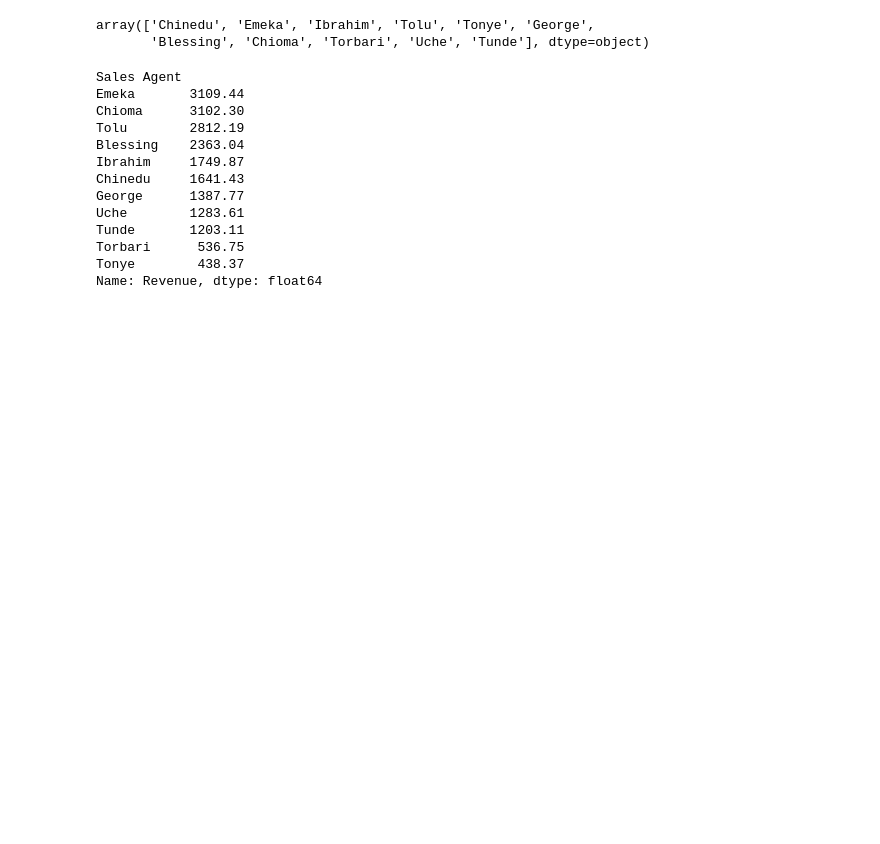
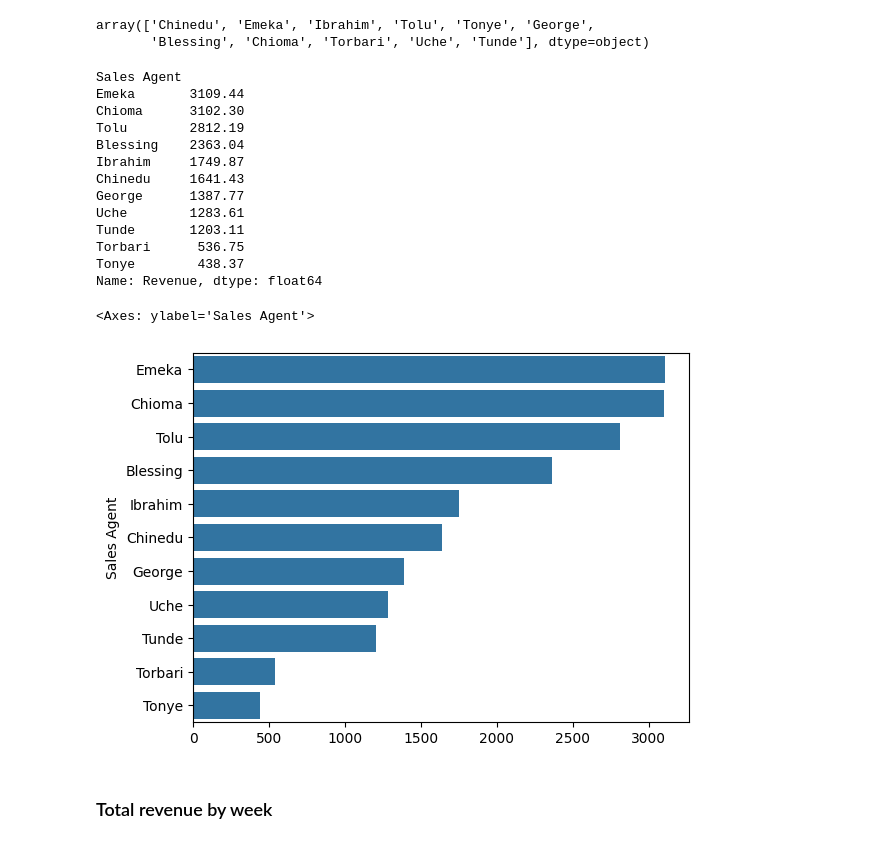
Before and after one commit to KudoroEsther/Files-Data_Analysis-, a Jupyter notebook: Task14/Task_14.ipynb, the cells around one changed output. Drawn from its saved outputs; the diff is of its cells as text; code cells hidden in the pictures; blank space fills up the shorter version.

```diff
--- a/Task14/Task_14.ipynb
+++ b/Task14/Task_14.ipynb
@@ -329,3 +329,11 @@ Tunde       1203.11
 Torbari      536.75
 Tonye        438.37
 Name: Revenue, dtype: float64
+# %%
+#Plotting using seaborn barchart
+sns.barplot(x = total_revenue_by_sales_agent.values, y = total_revenue_by_sales_agent.index, orient= 'h')
+# %% [output]
+<Axes: ylabel='Sales Agent'>
+[figure, added]
+# %% [markdown]
+### Total revenue by week
```
Also changed, not shown: parts of 5 cells of this notebook, 1 other file.
